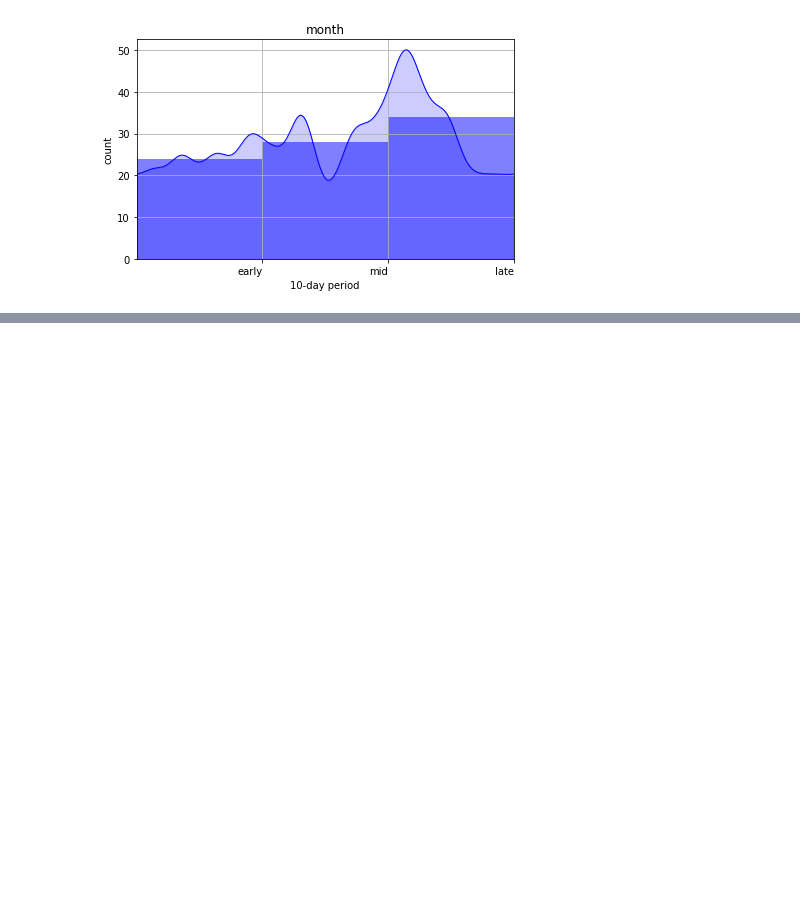
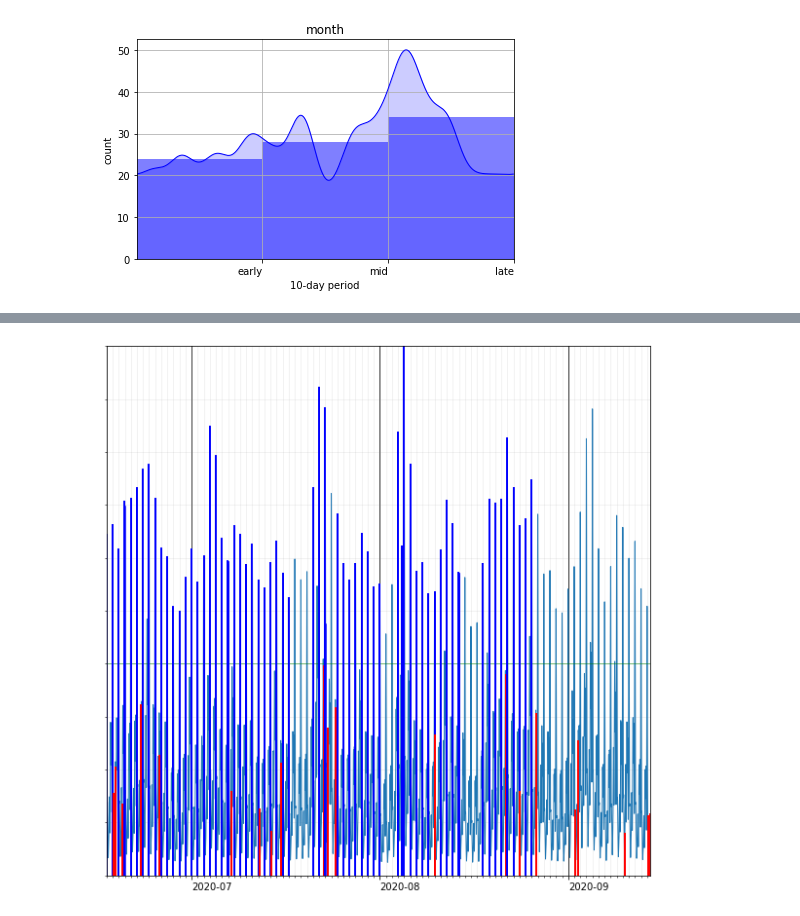
Before and after one commit to averykhoo/temporal-patterns, a Jupyter notebook: network-downtime.ipynb, the cells around one changed output, grey strips where cells are left out. Saved outputs shown, nothing was run; the diff lists cells and outputs as text; code cells hidden in the pictures; blank space fills up the shorter version.

```diff
--- a/network-downtime.ipynb
+++ b/network-downtime.ipynb
@@ -23,6 +24,6 @@ df
 | 199686 | 2020-09-14 10:50:35.063328 | 1 | 0 | 55.561482 | 1 |
 199687 rows × 5 columns
 # %%
-tss = TimeStampSetV2(pd.to_datetime(df[df['connectivity'] == 0]['timestamp']))
-len(tss)
+timestamps = pd.to_datetime(df[df['connectivity'] == 0]['timestamp'])
+timestamps
 # %% [output]
@@ -29,0 +44,3 @@ len(tss)
+# %%
+tss = TimeStampSetV2(timestamps)
+len(tss)
@@ -96,3 +117,6 @@ tss2.month.plot()
 # %% [output]
 <matplotlib.axes._subplots.AxesSubplot at 0x...>
 [figure]
+# %%
+tss.plot_session_likelihoods()
+# %% [output]
@@ -98,0 +140 @@ tss2.month.plot()
+[figure, added]
```
Also changed, not shown: parts of 11 cells of this notebook, 1 other file.
